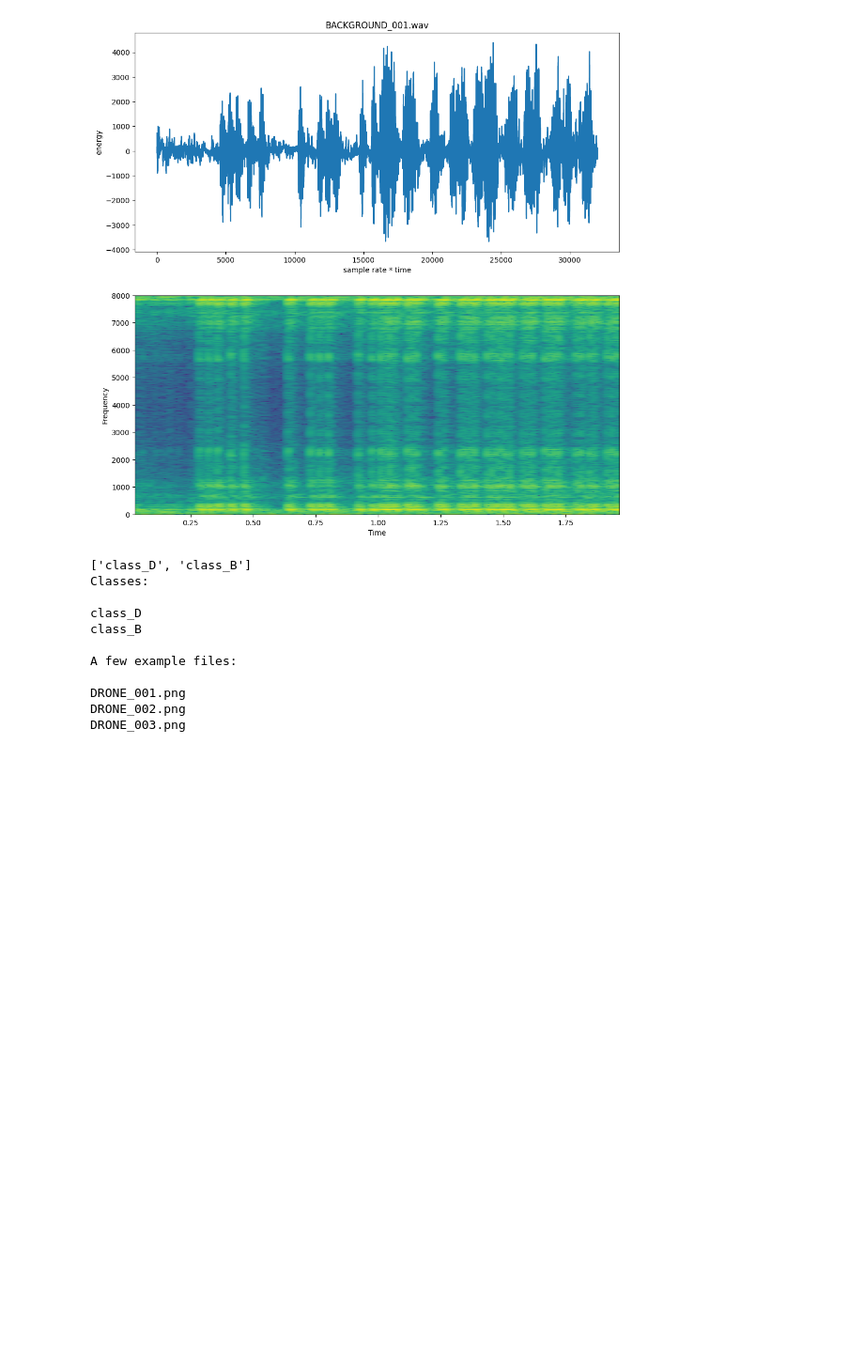
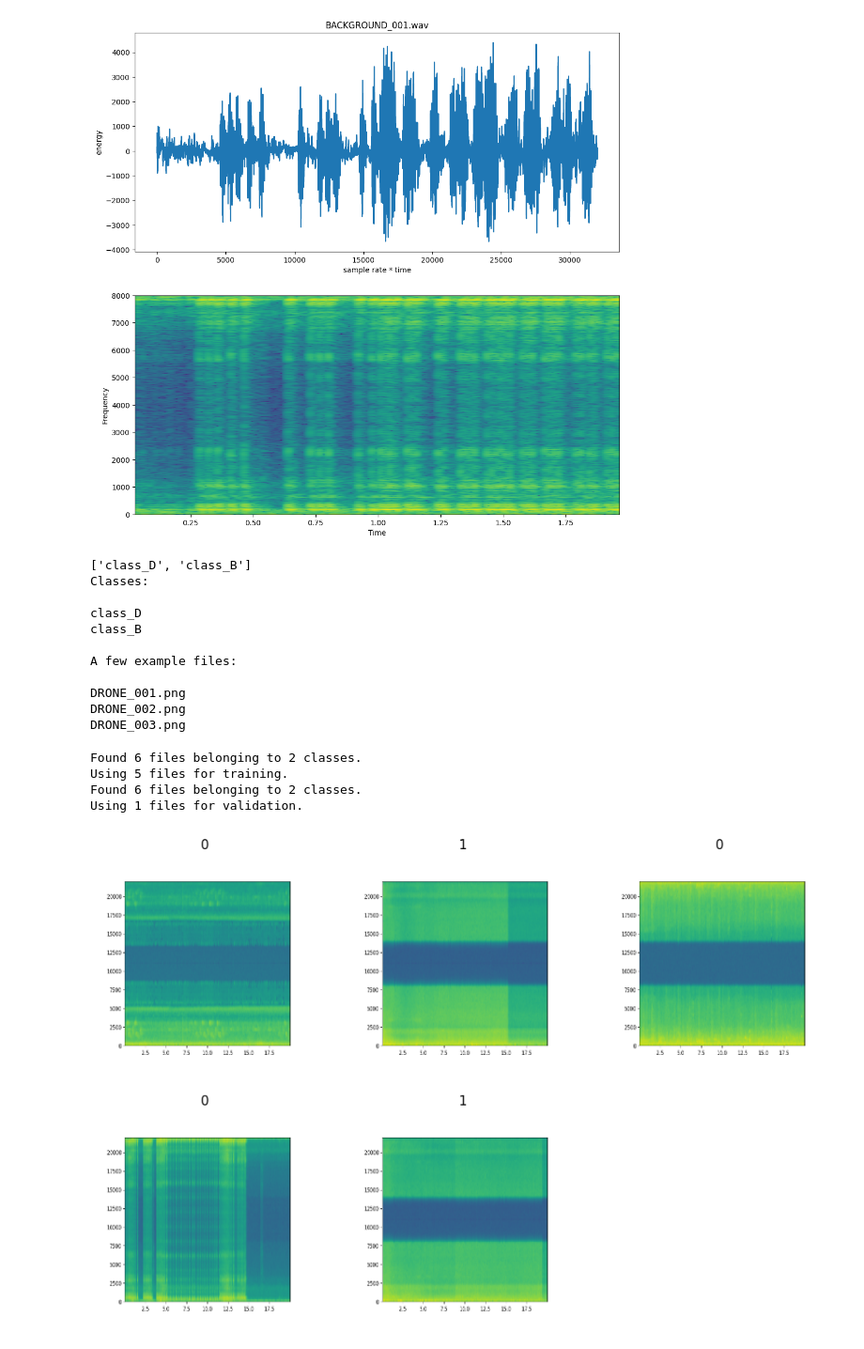
Before and after one commit to pranan71/AudioClassify, a Jupyter notebook: audioClassifier.ipynb, the cells around one changed output. Shown at 94% size. Cells and saved outputs as stored; diff of their text form; code cells hidden in the pictures; blank space fills up the shorter version.

```diff
--- a/audioClassifier.ipynb
+++ b/audioClassifier.ipynb
@@ -123,3 +123,50 @@ A few example files:
 DRONE_001.png
 DRONE_002.png
 DRONE_003.png
+# %%
+#Declare constants
+IMAGE_HEIGHT = 256
+IMAGE_WIDTH = 256
+BATCH_SIZE = 32
+N_CHANNELS = 3
+N_CLASSES = 10
+
+# Make a dataset containing the training spectrograms
+train_dataset = tf.keras.preprocessing.image_dataset_from_directory(
+                                             batch_size=BATCH_SIZE,
+                                             validation_split=0.2,
+                                             directory=os.path.join(OUTPUT_DIR, 'audio-images'),
+                                             shuffle=True,
+                                             color_mode='rgb',
+                                             image_size=(IMAGE_HEIGHT, IMAGE_WIDTH),
+                                             subset="training",
+                                             seed=0)
+
+# Make a dataset containing the validation spectrogram
+valid_dataset = tf.keras.preprocessing.image_dataset_from_directory(
+                                             batch_size=BATCH_SIZE,
+                                             validation_split=0.2,
+                                             directory=os.path.join(OUTPUT_DIR, 'audio-images'),
+                                             shuffle=True,
+                                             color_mode='rgb',
+                                             image_size=(IMAGE_HEIGHT, IMAGE_WIDTH),
+                                             subset="validation",
+                                             seed=0)
+# %% [output]
+Found 6 files belonging to 2 classes.
+Using 5 files for training.
+Found 6 files belonging to 2 classes.
+Using 1 files for validation.
+# %%
+
+
+plt.figure(figsize=(12, 12))
+for images, labels in train_dataset.take(1):
+    for i in range(5):
+        ax = plt.subplot(3, 3, i + 1)
+        plt.imshow(images[i].numpy().astype("uint8"))
+        plt.title(int(labels[i]))
+        plt.axis("off")
+plt.show()
+# %% [output]
+[figure, added]
```
